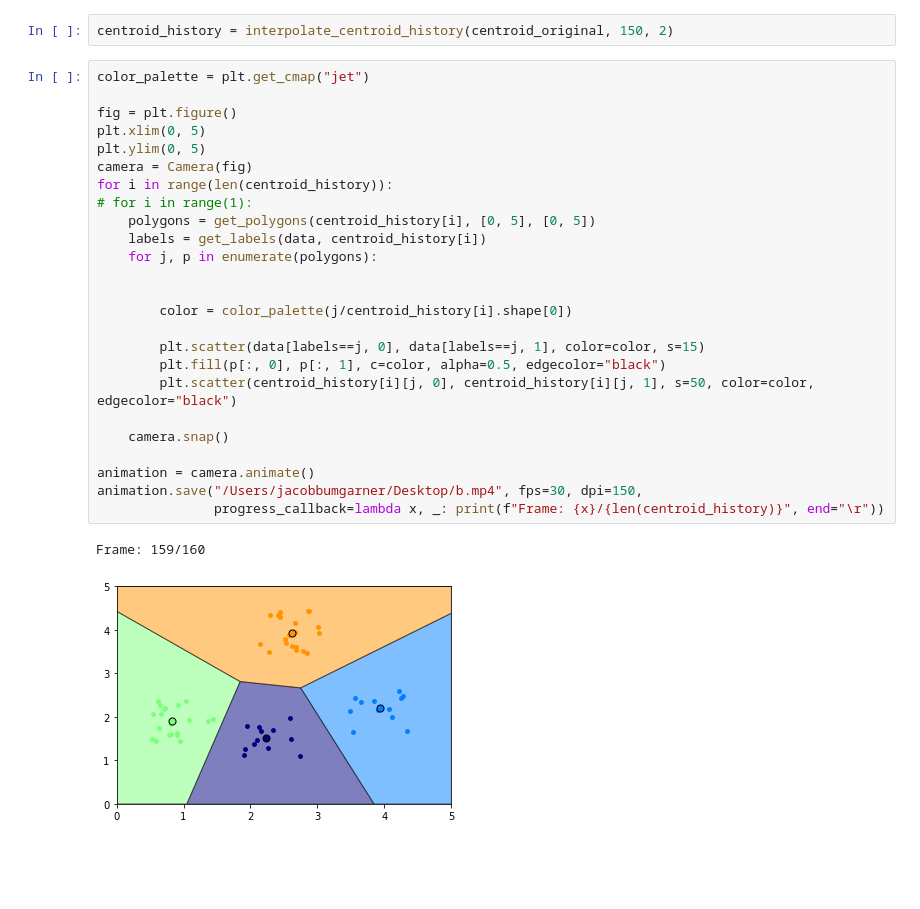
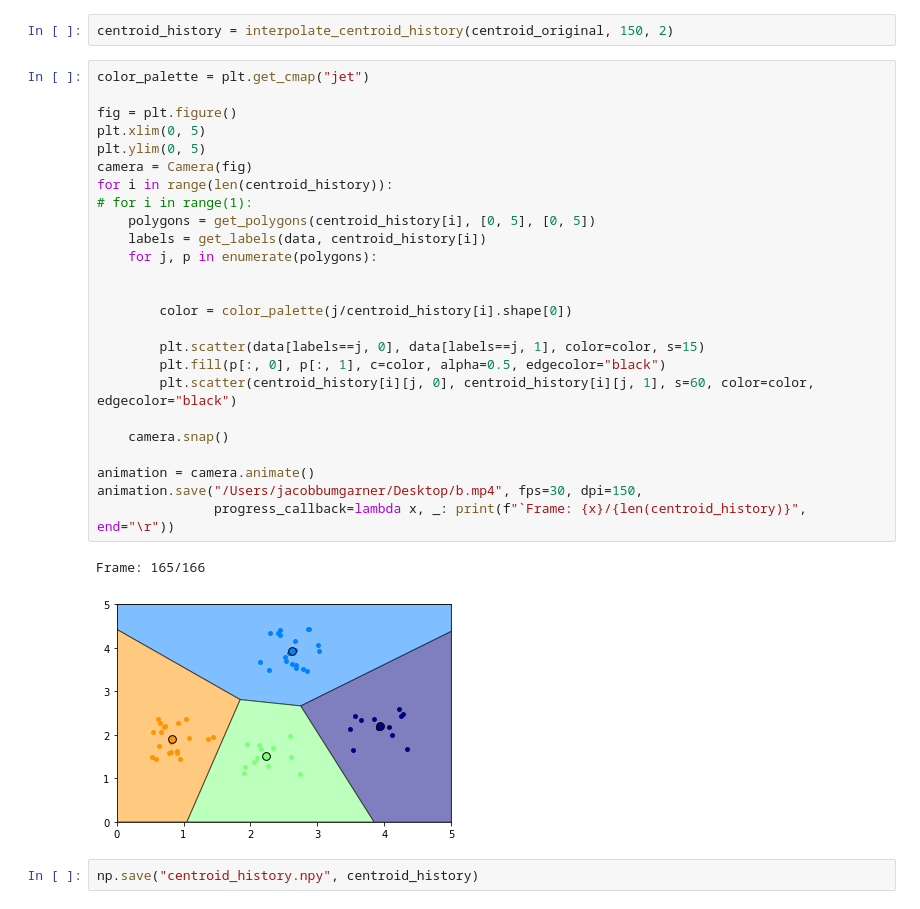
Before and after one commit to JacobBumgarner/learning-repo, a Jupyter notebook: k_means/k_means_walkthrough.ipynb, the cells around one changed output. Saved outputs shown, nothing was run; the diff lists cells and outputs as text; blank space fills up the shorter version.

```diff
--- a/k_means/k_means_walkthrough.ipynb
+++ b/k_means/k_means_walkthrough.ipynb
@@ -64,28 +69,30 @@ centroid_history = interpolate_centroid_history(centroid_original, 150, 2)
 # %%
 color_palette = plt.get_cmap("jet")
 
 fig = plt.figure()
 plt.xlim(0, 5)
 plt.ylim(0, 5)
 camera = Camera(fig)
 for i in range(len(centroid_history)):
 # for i in range(1):
     polygons = get_polygons(centroid_history[i], [0, 5], [0, 5])
     labels = get_labels(data, centroid_history[i])
     for j, p in enumerate(polygons):
 
 
         color = color_palette(j/centroid_history[i].shape[0])
 
         plt.scatter(data[labels==j, 0], data[labels==j, 1], color=color, s=15)
         plt.fill(p[:, 0], p[:, 1], c=color, alpha=0.5, edgecolor="black")
-        plt.scatter(centroid_history[i][j, 0], centroid_history[i][j, 1], s=50, color=color, edgecolor="black")
+        plt.scatter(centroid_history[i][j, 0], centroid_history[i][j, 1], s=60, color=color, edgecolor="black")
 
     camera.snap()
 
 animation = camera.animate()
 animation.save("/Users/jacobbumgarner/Desktop/b.mp4", fps=30, dpi=150,
-               progress_callback=lambda x, _: print(f"Frame: {x}/{len(centroid_history)}", end="\r"))
+               progress_callback=lambda x, _: print(f"`Frame: {x}/{len(centroid_history)}", end="\r"))
 # %% [output]
-Frame: 159/160
+Frame: 165/166
-[figure, old version]
+[figure, new version]
+# %%
+np.save("centroid_history.npy", centroid_history)
```
Also changed, not shown: parts of 4 cells of this notebook, 2 other files.
